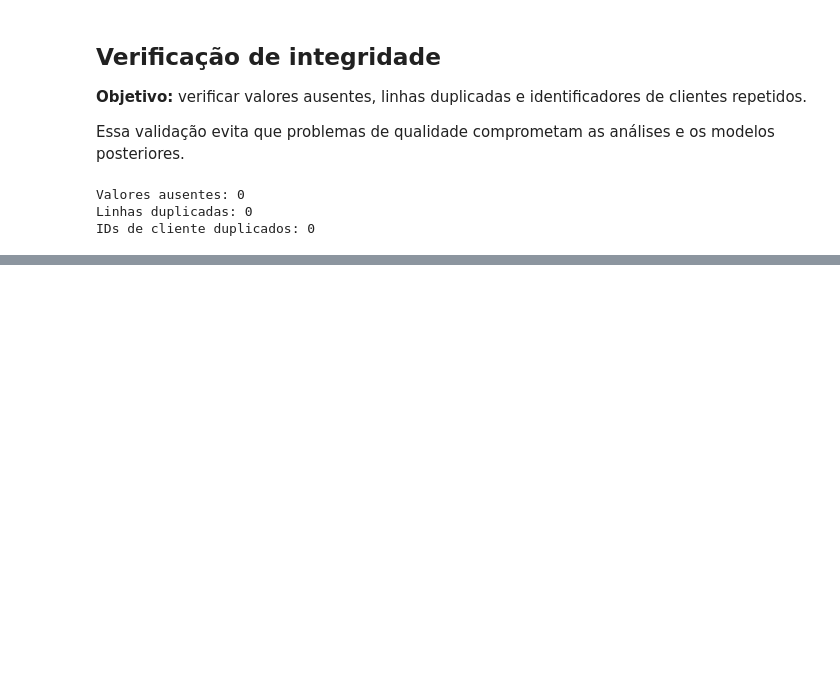
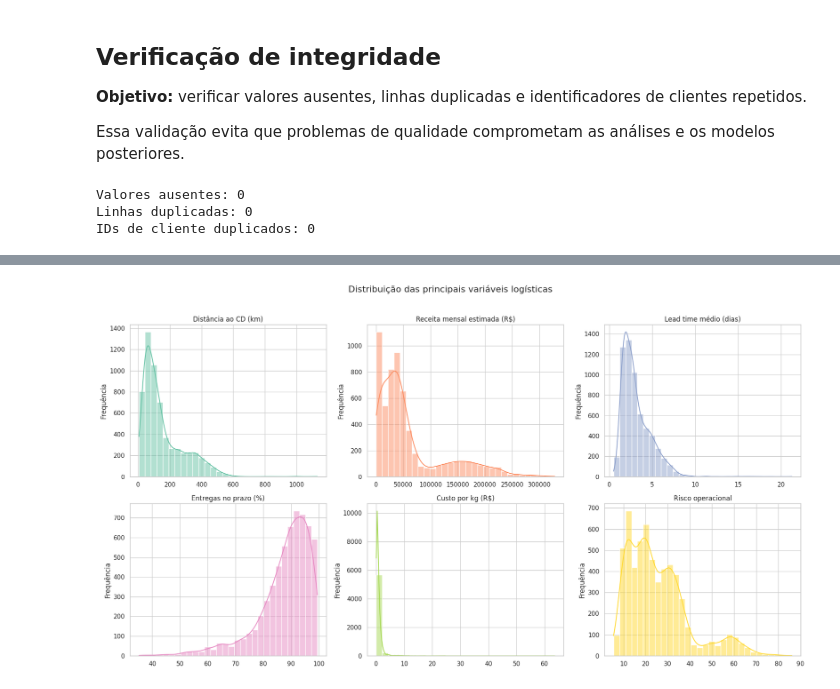
Before and after one commit to thedrads/supply-chain-clustering-anomaly-ai, a Jupyter notebook: notebooks/supply_chain_clustering_anomaly_ai.ipynb, the cells around one changed output, grey strips where cells are left out. Cells and saved outputs as stored; diff of their text form; code cells hidden in the pictures; blank space fills up the shorter version.

Commit message:
feat: add exploratory data analysis

```diff
--- a/notebooks/supply_chain_clustering_anomaly_ai.ipynb
+++ b/notebooks/supply_chain_clustering_anomaly_ai.ipynb
@@ -132,0 +259,41 @@ IDs de cliente duplicados: 0
+# %%
+# Define as variáveis e os títulos dos gráficos.
+variaveis_distribuicao = {
+    "distancia_cd_km": "Distância ao CD (km)",
+    "receita_mensal_estimada_rs": "Receita mensal estimada (R$)",
+    "lead_time_medio_dias": "Lead time médio (dias)",
+    "entregas_no_prazo_pct": "Entregas no prazo (%)",
+    "custo_por_kg_rs": "Custo por kg (R$)",
+    "risco_operacional_score": "Risco operacional",
+}
+
+# Cria a grade de histogramas.
+fig, eixos = plt.subplots(2, 3, figsize=(18, 10))
+cores = sns.color_palette("Set2", n_colors=6)
+
+for eixo, (coluna, titulo), cor in zip(
+    eixos.flat,
+    variaveis_distribuicao.items(),
+    cores,
+):
+    sns.histplot(
+        data=clientes_df,
+        x=coluna,
+        bins=30,
+        kde=True,
+        color=cor,
+        ax=eixo,
+    )
+    eixo.set_title(titulo)
+    eixo.set_xlabel("")
+    eixo.set_ylabel("Frequência")
+
+# Ajusta o título e o espaçamento da figura.
+fig.suptitle(
+    "Distribuição das principais variáveis logísticas",
+    fontsize=16,
+)
+plt.tight_layout(rect=[0, 0, 1, 0.96])
+plt.show()
+# %% [output]
+[figure, added]
```
Also changed, not shown: parts of 14 cells of this notebook.
